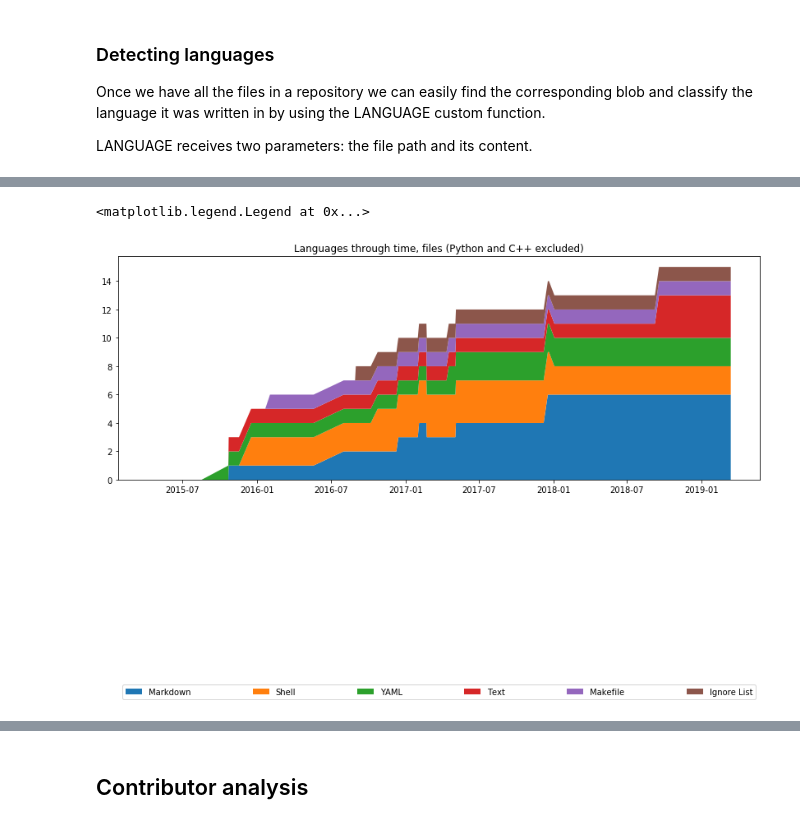
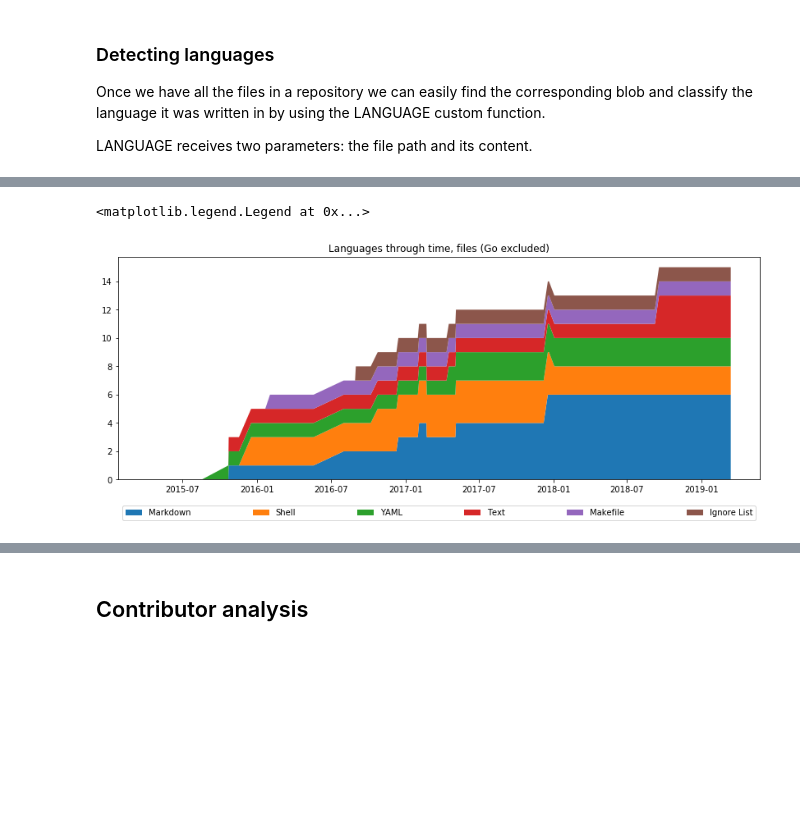
Before and after one commit to src-d/engine-analyses, a Jupyter notebook: srcd.ipynb, the cells around one changed output, grey strips where cells are left out. Cells and saved outputs as stored; diff of their text form; code cells hidden in the pictures; blank space fills up the shorter version.

```diff
--- a/srcd.ipynb
+++ b/srcd.ipynb
@@ -723,8 +773,0 @@ ORDER BY n DESC
-# %%
-percents = [(100 * c) / sum(counts) for c in counts if c / sum(counts) > 0.004]
-if len(percents) < len(langs):
-    percents.append(100 - sum(percents))
-    langs = langs[:len(percents)-1] + ("others",)
-
-title("# lines of code per language - all projects", fontsize=25)
-_ = pie(percents, labels=langs, textprops={"fontsize": 13})
@@ -773,9 +830,5 @@ lang_counts = Parallel(n_jobs=-1, verbose=10)(
 # %%
-# ts_all_org, ls_all_org = zip(*[(timestamps_all_org[idx], len(lang_counts_all_org[i])) for (i, idx)
-#                                in enumerate(indexes_all_org)])
-# title("number of languages over time - all projects")
-# plot(ts_all_org, ls_all_org)
-
+rcParams["figure.figsize"] = (15, 5)
 ts, ls = zip(*[(timestamps[idx], len(lang_counts[i])) for (i, idx)
                                in enumerate(indexes)])
 title("number of languages over time - go-git")
@@ -786,14 +843,16 @@ plot(ts, ls)
 # %%
+from seriate import seriate
+from scipy.spatial.distance import pdist, squareform
+
 def find_mat_route(mat):
     return seriate(pdist(log(mat + 1)))
-
 
 all_langs = sorted({k for v in lang_counts for k in v if k})
 lang_mat = array([array([lc.get(l, 0) for l in all_langs]) for lc in lang_counts]).T
 route = find_mat_route(lang_mat)
 lang_mat = lang_mat[route]
 
-rcParams["figure.figsize"] = (14, 14)   # you have to execute this cell twice sometimes :(
+rcParams["figure.figsize"] = (30, 30)   # you have to execute this cell twice sometimes :(
 title("Language correlation through time, files")
 gca().set_xticks(np.arange(len(indexes)))
 gca().set_xticklabels([timestamps[i].strftime('%Y/%m/%d') for i in indexes])
@@ -807,6 +866,7 @@ imshow(log(lang_mat + 1), cmap="gist_heat")
 # %%
 title("Languages through time, files")
+rcParams["figure.figsize"] = (14, 5)
 stackplot([timestamps[i] for i in indexes], lang_mat[::-1], labels=[all_langs[i] for i in route[::-1]])
-legend(mode="expand", loc="lower center", ncol=6, bbox_to_anchor=(0, -0.1, 1., 0))
+legend(mode="expand", loc="lower center", ncol=6, bbox_to_anchor=(0, -0.2, 1., 0))
 # %% [output]
 <matplotlib.legend.Legend at 0x...>
@@ -814,9 +883,10 @@ legend(mode="expand", loc="lower center", ncol=6, bbox_to_anchor=(0, -0.1, 1., 0
 # %%
 # let's ignore Python, and C++ which are the most common ones
 
-title("Languages through time, files (Python and C++ excluded)")
+title("Languages through time, files (Go excluded)")
+rcParams["figure.figsize"] = (14, 5)
 stackplot([timestamps[i] for i in indexes], lang_mat[::-1][1:], labels=[all_langs[i] for i in route[::-1][1:]])
-legend(mode="expand", loc="lower center", ncol=6, bbox_to_anchor=(0, -0.1, 1., 0))
+legend(mode="expand", loc="lower center", ncol=6, bbox_to_anchor=(0, -0.2, 1., 0))
 # %% [output]
 <matplotlib.legend.Legend at 0x...>
-[figure, old version]
+[figure, new version]
```
Also changed, not shown: parts of 59 cells of this notebook.
